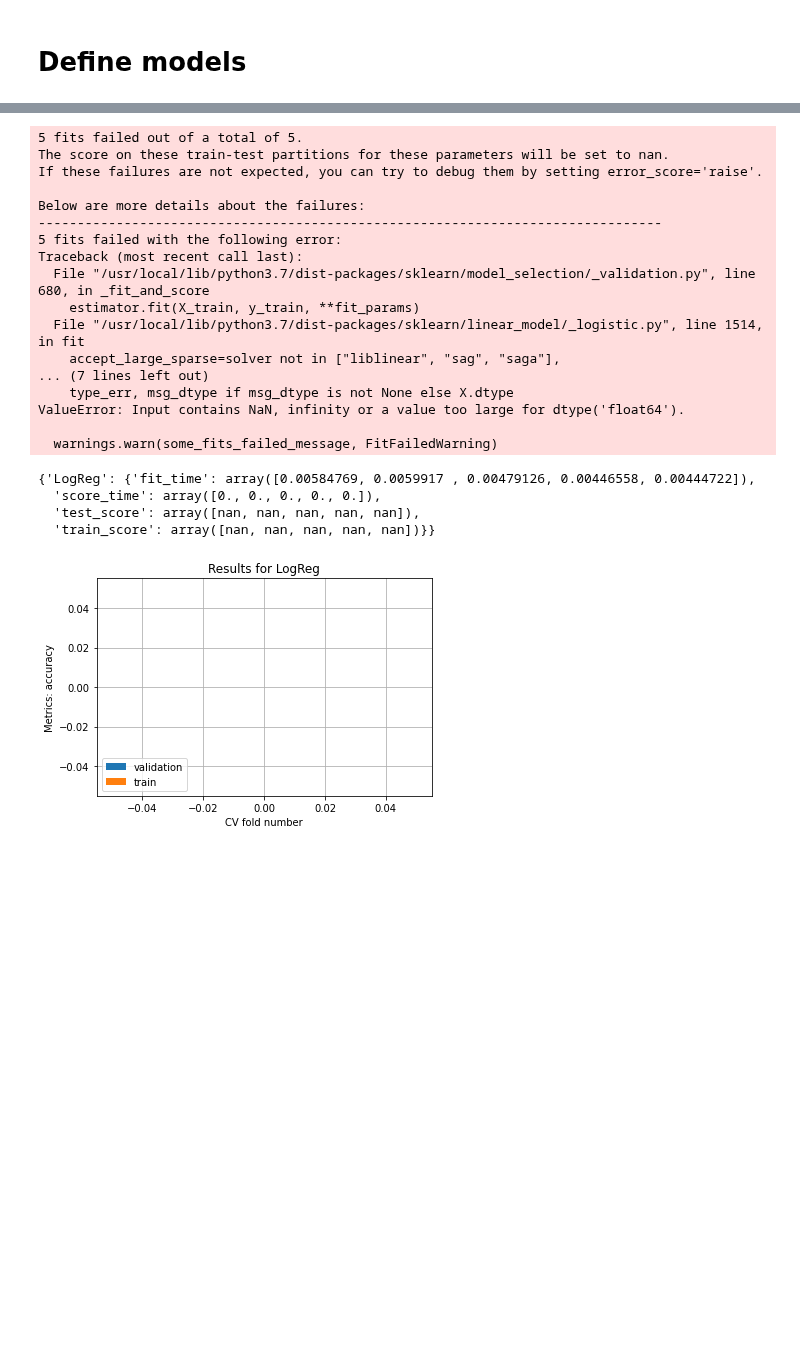
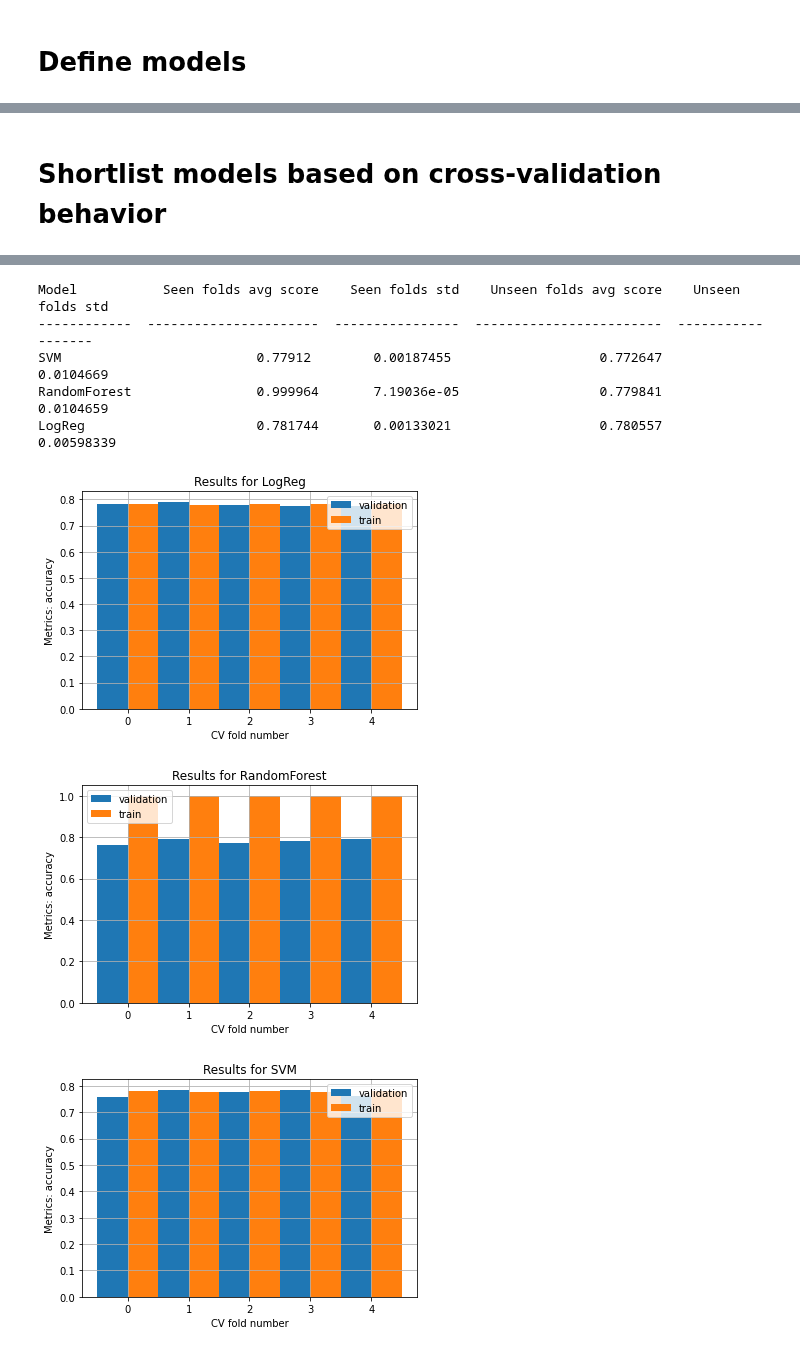
Before and after one commit to PashaIanko/Kaggle.Spaceship-Titanic, a Jupyter notebook: 3_model_preparation.ipynb, the cells around one changed output, grey strips where cells are left out. Saved outputs shown, nothing was run; the diff lists cells and outputs as text; code cells hidden in the pictures; blank space fills up the shorter version.

Commit message:
Random forest 78% baseline

```diff
--- a/3_model_preparation.ipynb
+++ b/3_model_preparation.ipynb
@@ -105,3 +108,6 @@ df_trainval = pd.read_csv(
     )
 )
 df_trainval.shape
+
+X_trainval = df_trainval.values[:, :-1]
+Y_trainval = df_trainval.values[:, -1]
@@ -122,7 +127,7 @@ df_test_sample.shape
 # %%
 from sklearn.linear_model import LogisticRegression
 # %%
-LogRegModel = Model(
+LogReg = Model(
     LogisticRegression(),
     'LogReg',
     [
@@ -135,7 +160,23 @@ LogRegModel = Model(
+# %%
+from sklearn.svm import SVC
+
+
+SVM = Model(
+    SVC(),
+    'SVM',
+    [
+
+    ],
+    [
+
+    ]
+)
 # %%
 all_models = {
     model.name: model
     for model in [
-        LogRegModel
+        LogReg,
+        RandomForest,
+        SVM
     ]
 }
@@ -164,15 +183,20 @@ dtype: int64
+# %% [markdown]
+# Shortlist models based on cross-validation behavior
 # %%
 from sklearn_utils import plot_cv_results
 
 
-plot_cv_results(
+np.random.seed(RANDOM_SEED)
+
+res = plot_cv_results(
     sklearn_models_dict_={
-        name: model.model
-        for name, model in all_models.items()
+        model_name: model.model
+        for model_name, model in all_models.items()
     },
-    X_=df_trainval.values[:, :-1],
-    Y_=df_trainval.values[:, -1],
+    X_=X_trainval,
+    Y_=Y_trainval,
     cv_=5,
-    scoring_='accuracy'
+    scoring_='accuracy',  # 'accuracy'
+    to_put_minus_=False
 )
 # %% [output]
@@ -182,22 +220,8 @@ LogReg                      nan               nan                       nan
-5 fits failed out of a total of 5.
-The score on these train-test partitions for these parameters will be set to nan.
-If these failures are not expected, you can try to debug them by setting error_score='raise'.
-
-Below are more details about the failures:
---------------------------------------------------------------------------------
-5 fits failed with the following error:
-Traceback (most recent call last):
-  File "/usr/local/lib/python3.7/dist-packages/sklearn/model_selection/_validation.py", line 680, in _fit_and_score
-    estimator.fit(X_train, y_train, **fit_params)
-  File "/usr/local/lib/python3.7/dist-packages/sklearn/linear_model/_logistic.py", line 1514, in fit
-    accept_large_sparse=solver not in ["liblinear", "sag", "saga"],
-... (7 lines left out)
-    type_err, msg_dtype if msg_dtype is not None else X.dtype
-ValueError: Input contains NaN, infinity or a value too large for dtype('float64').
-
-  warnings.warn(some_fits_failed_message, FitFailedWarning)
+Model           Seen folds avg score    Seen folds std    Unseen folds avg score    Unseen folds std
+------------  ----------------------  ----------------  ------------------------  ------------------
+SVM                         0.77912        0.00187455                   0.772647          0.0104669
+RandomForest                0.999964       7.19036e-05                  0.779841          0.0104659
+LogReg                      0.781744       0.00133021                   0.780557          0.00598339
-{'LogReg': {'fit_time': array([0.00584769, 0.0059917 , 0.00479126, 0.00446558, 0.00444722]),
-  'score_time': array([0., 0., 0., 0., 0.]),
-  'test_score': array([nan, nan, nan, nan, nan]),
-  'train_score': array([nan, nan, nan, nan, nan])}}
-[figure, old version]
+[figure, new version]
+[figure, added]
+[figure, added]
```
Also changed, not shown: parts of 15 cells of this notebook.
